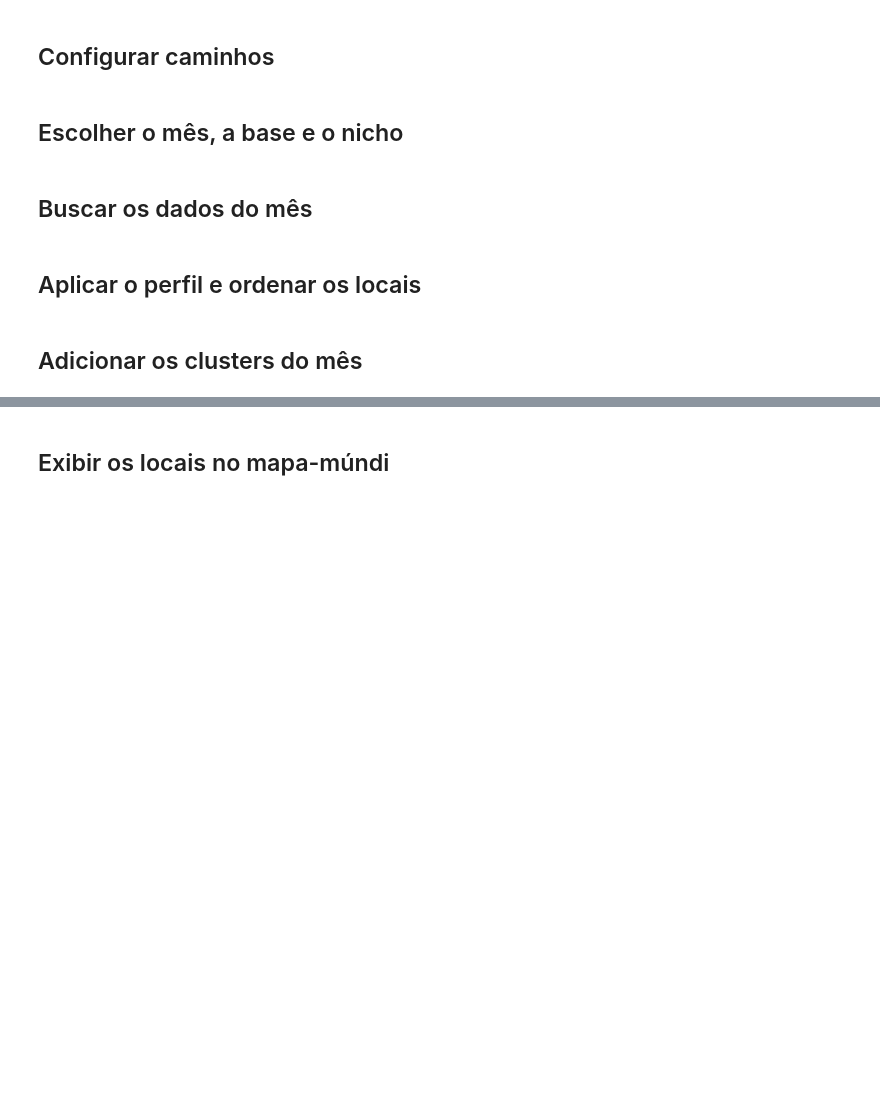
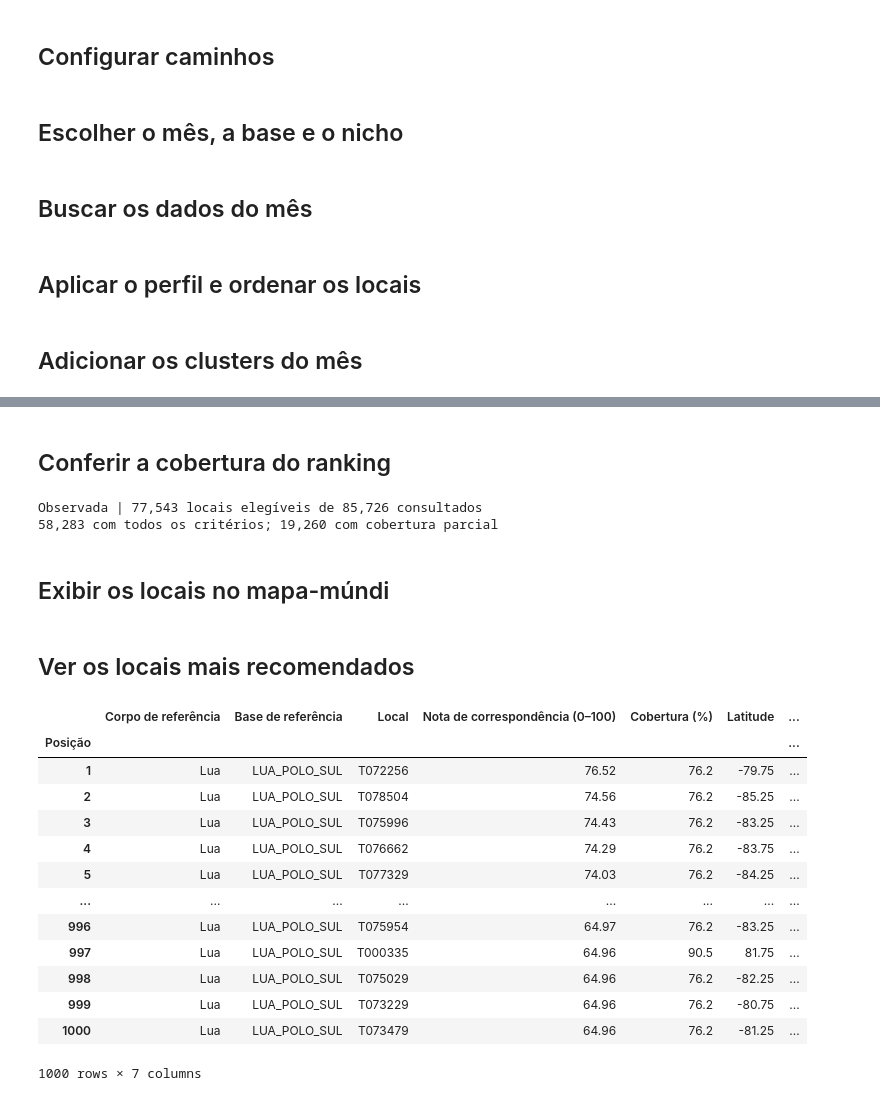
Before and after one commit to jose-aquino-jr/feynmans-legacy, a Jupyter notebook: notebooks/03_recomendacao_e_mapa.ipynb, the cells around one changed output, grey strips where cells are left out. Drawn from its saved outputs; the diff is of its cells as text; code cells hidden in the pictures; blank space fills up the shorter version.

```diff
--- a/notebooks/03_recomendacao_e_mapa.ipynb
+++ b/notebooks/03_recomendacao_e_mapa.ipynb
@@ -90,11 +88,12 @@ ranking["recomendado"] = ["Recomendado"] + ["Candidato"] * (len(ranking) - 1)
+# %% [markdown]
+## Conferir a cobertura do ranking
 # %%
 print(f"{origem.capitalize()} | {len(ranking):,} locais elegíveis de {len(values):,} consultados")
 completos = ranking["cobertura"].ge(1 - 1e-9).sum()
 print(f"{completos:,} com todos os critérios; {len(ranking) - completos:,} com cobertura parcial")
-summary_columns = [
-    "location_id", "nota", "cobertura", "criterios_disponiveis", "latitude", "longitude", "cluster",
-]
-print(ranking[summary_columns].head(10).to_string(index=False))
+# %% [output]
+Observada | 77,543 locais elegíveis de 85,726 consultados
+58,283 com todos os critérios; 19,260 com cobertura parcial
 # %% [markdown]
 ## Exibir os locais no mapa-múndi
 # %%
@@ -113 +118,40 @@ figure = px.scatter_geo(
 figure.show()
+# %% [markdown]
+## Ver os locais mais recomendados
+# %%
+from IPython.display import display
+
+LIMITE_TABELA = 1000
+colunas = {
+    "location_id": "Local",
+    "nota": "Nota de correspondência (0–100)",
+    "cobertura": "Cobertura (%)",
+    "latitude": "Latitude",
+    "longitude": "Longitude",
+}
+recomendados = ranking.head(LIMITE_TABELA)[list(colunas)].reset_index(drop=True)
+recomendados.index += 1
+recomendados.index.name = "Posição"
+recomendados.insert(0, "Base de referência", BASE)
+recomendados.insert(0, "Corpo de referência", {"lua": "Lua", "marte": "Marte"}[CORPO])
+recomendados["cobertura"] = recomendados["cobertura"] * 100
+
+display(
+    recomendados.round({"nota": 2, "cobertura": 1, "latitude": 3, "longitude": 3})
+    .rename(columns=colunas)
+)
+# %% [output]
+|  | Corpo de referência | Base de referência | Local | Nota de correspondência (0–100) | Cobertura (%) | Latitude | ... |
+| Posição |  |  |  |  |  |  | ... |
+| 1 | Lua | LUA_POLO_SUL | T072256 | 76.52 | 76.2 | -79.75 | ... |
+| 2 | Lua | LUA_POLO_SUL | T078504 | 74.56 | 76.2 | -85.25 | ... |
+| 3 | Lua | LUA_POLO_SUL | T075996 | 74.43 | 76.2 | -83.25 | ... |
+| 4 | Lua | LUA_POLO_SUL | T076662 | 74.29 | 76.2 | -83.75 | ... |
+| 5 | Lua | LUA_POLO_SUL | T077329 | 74.03 | 76.2 | -84.25 | ... |
+| ... | ... | ... | ... | ... | ... | ... | ... |
+| 996 | Lua | LUA_POLO_SUL | T075954 | 64.97 | 76.2 | -83.25 | ... |
+| 997 | Lua | LUA_POLO_SUL | T000335 | 64.96 | 90.5 | 81.75 | ... |
+| 998 | Lua | LUA_POLO_SUL | T075029 | 64.96 | 76.2 | -82.25 | ... |
+| 999 | Lua | LUA_POLO_SUL | T073229 | 64.96 | 76.2 | -80.75 | ... |
+| 1000 | Lua | LUA_POLO_SUL | T073479 | 64.96 | 76.2 | -81.25 | ... |
+1000 rows × 7 columns
```
Also changed, not shown: parts of 4 cells of this notebook, 1 other file.
